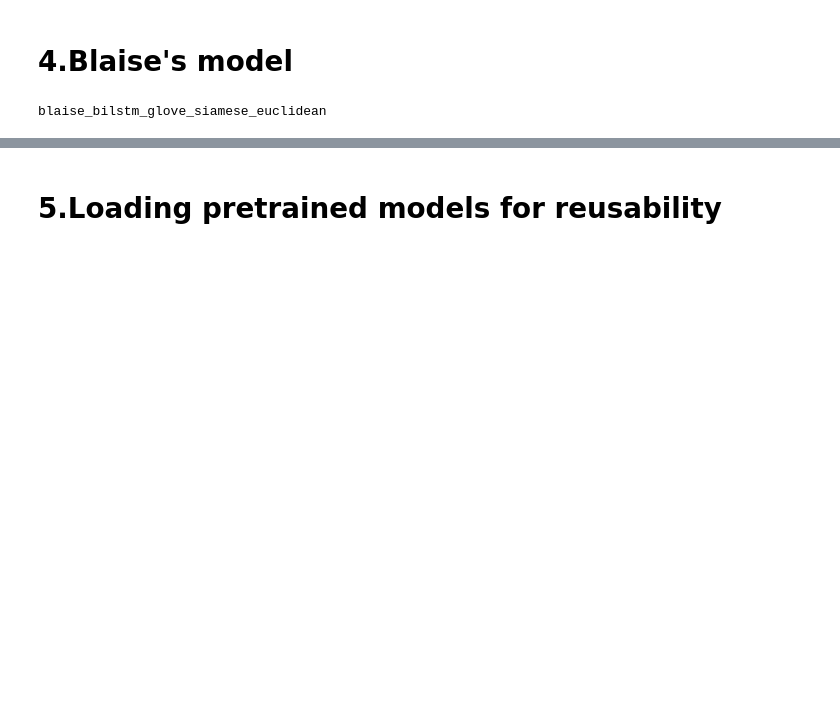
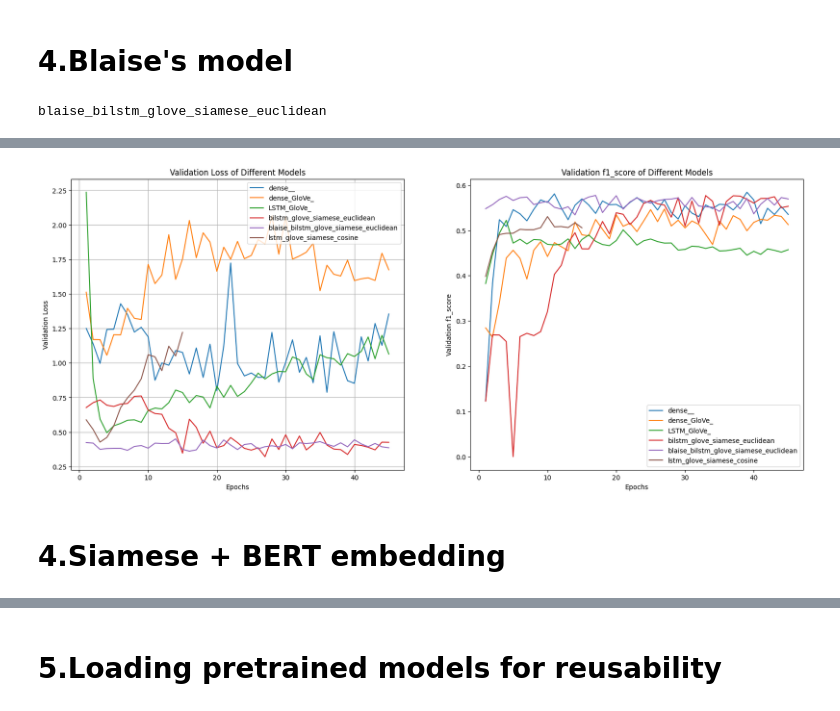
Before and after one commit to trduc97/neural_medical_qa, a Jupyter notebook: Dissertation_main.ipynb, the cells around one changed output, grey strips where cells are left out. Drawn from its saved outputs; the diff is of its cells as text; code cells hidden in the pictures; blank space fills up the shorter version.

```diff
--- a/Dissertation_main.ipynb
+++ b/Dissertation_main.ipynb
@@ -400,7 +396,7 @@ topic_max_sequence_length = 500
 topic_max_tokens = 500
 
 concat_max_sequence_length = 1000
-concat_max_tokens =
+concat_max_tokens = 6000
 
 # Create a TextVectorization layer with custom standardization and mapping function
 topic_vectorizer = tf.keras.layers.TextVectorization(
@@ -1057,10 +1056,11 @@ Trainable params: 8143741 (31.07 MB)
 Non-trainable params: 0 (0.00 Byte)
 __________________________________________________________________________________________________
 # %%
+
 model_training.train_model(model, model_name,
                            [X_train_doc,X_train_topic], y_train,
                            [X_val_doc, X_val_topic], y_val,
-                           [X_test_doc, X_test_topic], y_test
-                           )
+                           [X_test_doc, X_test_topic], y_test,
+                           epochs=15)
 # %% [output]
 Epoch 1/15
@@ -1111,8 +1124,8 @@ topic_embedding_layer = tf.keras.layers.Embedding(input_dim=len(topic_vocab),
 distance = Lambda(euclidean_distance)([document_embedding_layer, topic_embedding_layer])
 
 # Bidirectional LSTM layers for 'document' and 'topic'
-bidirectional_lstm_document = Bidirectional(LSTM(units=64, activation=activation_func, return_sequences=True, dropout=0.5))(distance)
-bidirectional_lstm_topic = Bidirectional(LSTM(units=64, activation=activation_func, return_sequences=True, dropout=0.5))(distance)
+bidirectional_lstm_document = Bidirectional(LSTM(units=256, activation=activation_func, return_sequences=True, dropout=0.5))(distance)
+bidirectional_lstm_topic = Bidirectional(LSTM(units=256, activation=activation_func, return_sequences=True, dropout=0.5))(distance)
 
 # Dense layer
 dense_combined = Dense(units=32, activation=activation_func)(bidirectional_lstm_document)
@@ -1229,6 +1242,5 @@ model_training.train_model(model, model_name,
                            [X_train_doc,X_train_topic], y_train,
                            [X_val_doc, X_val_topic], y_val,
                            [X_test_doc, X_test_topic], y_test,
-                           epochs=60
                            )
 # %% [output]
@@ -1276,0 +1291,30 @@ print(df_results)
+# %%
+# Initialize a figure with two subplots
+fig, (ax1, ax2) = plt.subplots(1, 2, figsize=(20, 8))
+for model_name, history in model_training.histories.items():
+    val_loss = history.history['val_loss']
+    epochs = range(1, len(val_loss) + 1)
+    ax1.plot(epochs, val_loss, label=model_name)
+
+# Add labels and legend
+ax1.set_xlabel('Epochs')
+ax1.set_ylabel('Validation Loss')
+ax1.set_title('Validation Loss of Different Models')
+ax1.legend()
+ax1.grid(True)
+
+for model_name, history in model_training.histories.items():
+    val_loss = history.history['val_f1_score_metrics']
+    epochs = range(1, len(val_loss) + 1)
+    ax2.plot(epochs, val_loss, label=model_name)
+
+# Add labels and legend
+ax2.set_xlabel('Epochs')
+ax2.set_ylabel('Validation f1_score')
+ax2.set_title('Validation f1_score of Different Models')
+ax2.legend()
+ax1.grid(True)
+# %% [output]
+[figure, added]
+# %% [markdown]
+# 4.Siamese + BERT embedding
```
Also changed, not shown: parts of 32 cells of this notebook.
